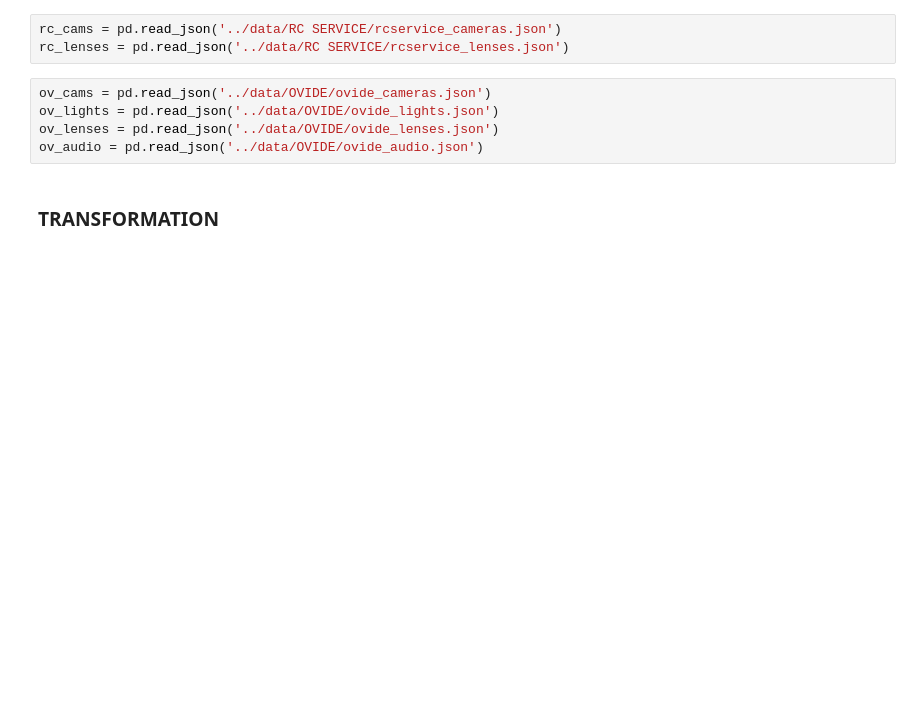
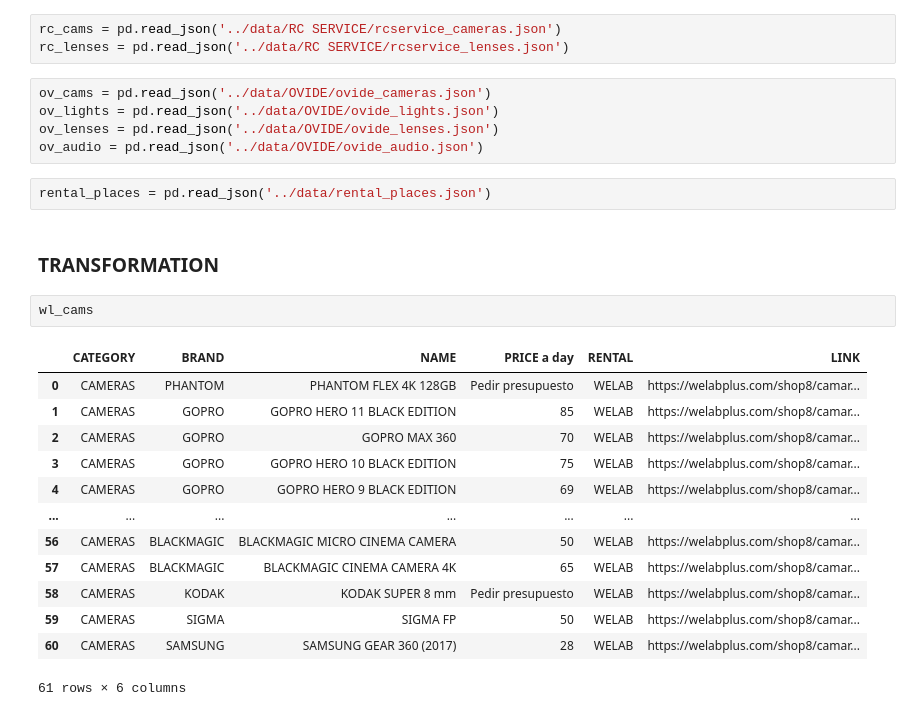
Before and after one commit to LeoBulcsu/finalproject, a Jupyter notebook: notebooks/data_transformation.ipynb, the cells around one changed output. Saved outputs shown, nothing was run; the diff lists cells and outputs as text; blank space fills up the shorter version.

```diff
--- a/notebooks/data_transformation.ipynb
+++ b/notebooks/data_transformation.ipynb
@@ -19,5 +19,23 @@ ov_cams = pd.read_json('../data/OVIDE/ovide_cameras.json')
 ov_lights = pd.read_json('../data/OVIDE/ovide_lights.json')
 ov_lenses = pd.read_json('../data/OVIDE/ovide_lenses.json')
 ov_audio = pd.read_json('../data/OVIDE/ovide_audio.json')
+# %%
+rental_places = pd.read_json('../data/rental_places.json')
 # %% [markdown]
 ### TRANSFORMATION
+# %%
+wl_cams
+# %% [output]
+|  | CATEGORY | BRAND | NAME | PRICE a day | RENTAL | LINK |
+| 0 | CAMERAS | PHANTOM | PHANTOM FLEX 4K 128GB | Pedir presupuesto | WELAB | https://welabplus.com/shop8/camar... |
+| 1 | CAMERAS | GOPRO | GOPRO HERO 11 BLACK EDITION | 85 | WELAB | https://welabplus.com/shop8/camar... |
+| 2 | CAMERAS | GOPRO | GOPRO MAX 360 | 70 | WELAB | https://welabplus.com/shop8/camar... |
+| 3 | CAMERAS | GOPRO | GOPRO HERO 10 BLACK EDITION | 75 | WELAB | https://welabplus.com/shop8/camar... |
+| 4 | CAMERAS | GOPRO | GOPRO HERO 9 BLACK EDITION | 69 | WELAB | https://welabplus.com/shop8/camar... |
+| ... | ... | ... | ... | ... | ... | ... |
+| 56 | CAMERAS | BLACKMAGIC | BLACKMAGIC MICRO CINEMA CAMERA | 50 | WELAB | https://welabplus.com/shop8/camar... |
+| 57 | CAMERAS | BLACKMAGIC | BLACKMAGIC CINEMA CAMERA 4K | 65 | WELAB | https://welabplus.com/shop8/camar... |
+| 58 | CAMERAS | KODAK | KODAK SUPER 8 mm | Pedir presupuesto | WELAB | https://welabplus.com/shop8/camar... |
+| 59 | CAMERAS | SIGMA | SIGMA FP | 50 | WELAB | https://welabplus.com/shop8/camar... |
+| 60 | CAMERAS | SAMSUNG | SAMSUNG GEAR 360 (2017) | 28 | WELAB | https://welabplus.com/shop8/camar... |
+61 rows × 6 columns
```
Also changed, not shown: parts of 3 cells of this notebook, 1 other file.
